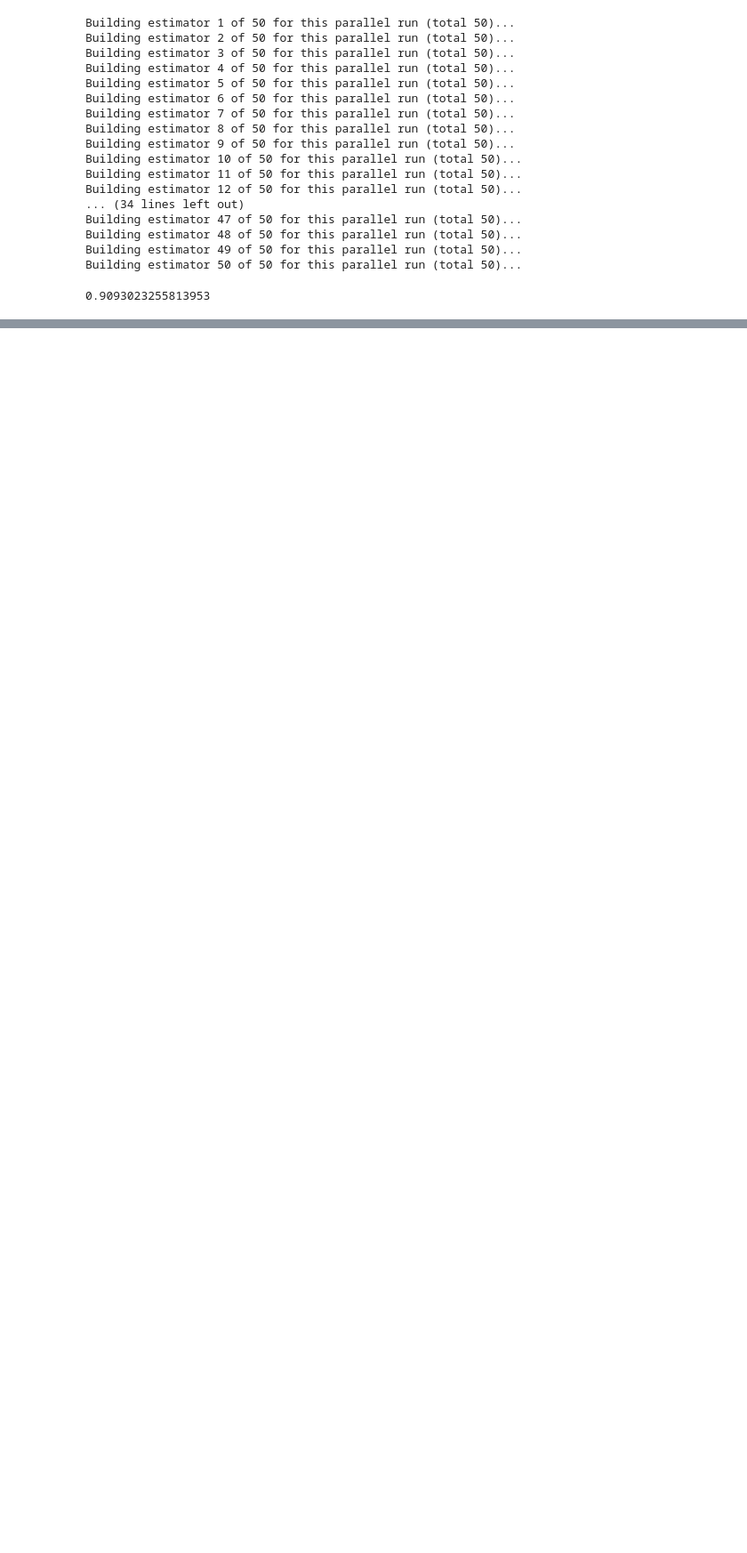
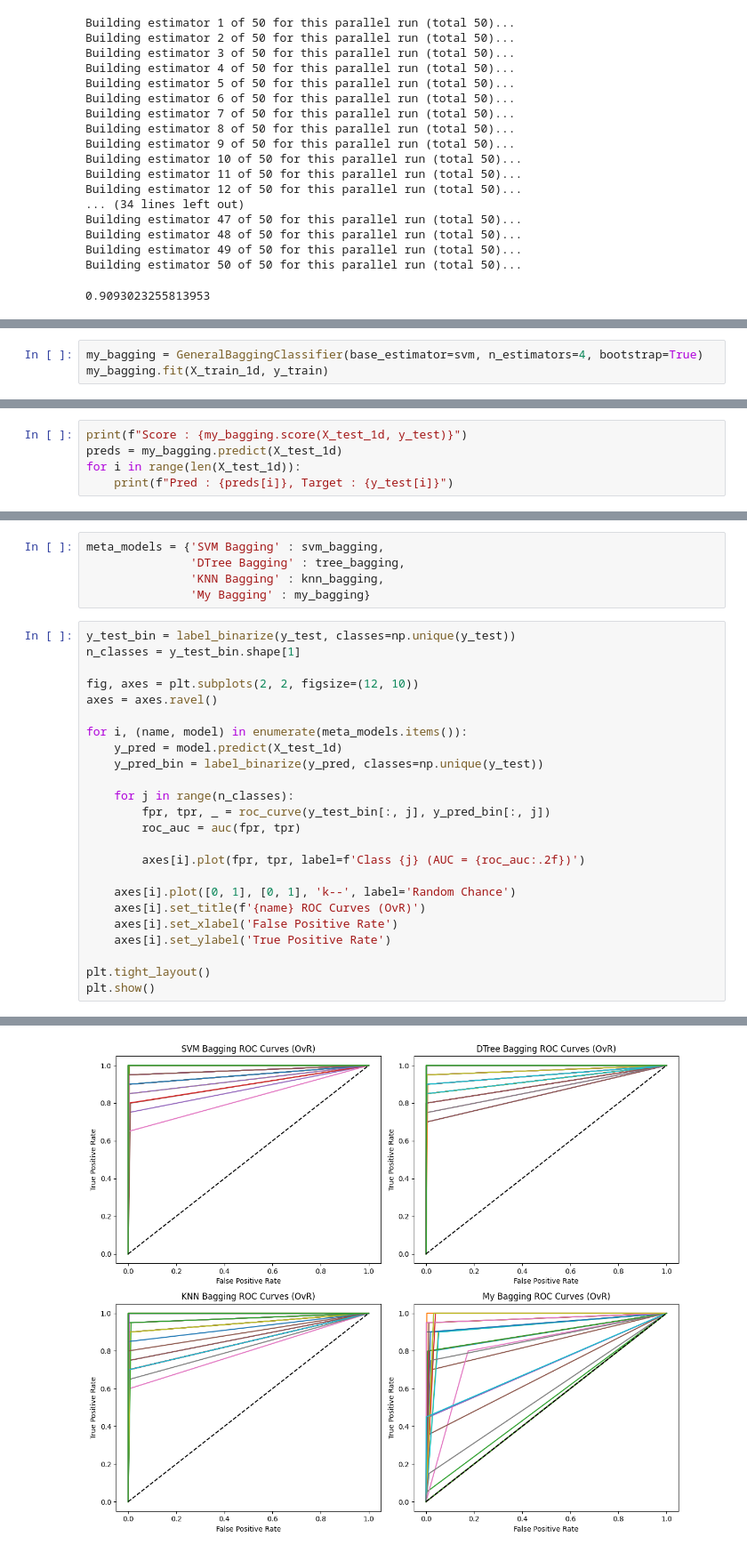
Before and after one commit to ArtinABS/Persian-Alphabet-Recognition, a Jupyter notebook: Models/Ensemble Learning/Bagging/Bagging.ipynb, the cells around one changed output, grey strips where cells are left out. Shown at 89% size. Drawn from its saved outputs; the diff is of its cells as text; blank space fills up the shorter version.

Commit message:
Complete and Visualize Bagging Models

```diff
--- a/Models/Ensemble Learning/Bagging/Bagging.ipynb
+++ b/Models/Ensemble Learning/Bagging/Bagging.ipynb
@@ -140,0 +210,3 @@ Building estimator 50 of 50 for this parallel run (total 50)...
+# %%
+my_bagging = GeneralBaggingClassifier(base_estimator=svm, n_estimators=4, bootstrap=True)
+my_bagging.fit(X_train_1d, y_train)
@@ -140,0 +231,5 @@ Building estimator 50 of 50 for this parallel run (total 50)...
+# %%
+print(f"Score : {my_bagging.score(X_test_1d, y_test)}")
+preds = my_bagging.predict(X_test_1d)
+for i in range(len(X_test_1d)):
+    print(f"Pred : {preds[i]}, Target : {y_test[i]}")
@@ -140,0 +254,30 @@ Building estimator 50 of 50 for this parallel run (total 50)...
+# %%
+meta_models = {'SVM Bagging' : svm_bagging,
+               'DTree Bagging' : tree_bagging,
+               'KNN Bagging' : knn_bagging,
+               'My Bagging' : my_bagging}
+# %%
+y_test_bin = label_binarize(y_test, classes=np.unique(y_test))
+n_classes = y_test_bin.shape[1]
+
+fig, axes = plt.subplots(2, 2, figsize=(12, 10))
+axes = axes.ravel()
+
+for i, (name, model) in enumerate(meta_models.items()):
+    y_pred = model.predict(X_test_1d)
+    y_pred_bin = label_binarize(y_pred, classes=np.unique(y_test))
+
+    for j in range(n_classes):
+        fpr, tpr, _ = roc_curve(y_test_bin[:, j], y_pred_bin[:, j])
+        roc_auc = auc(fpr, tpr)
+
+        axes[i].plot(fpr, tpr, label=f'Class {j} (AUC = {roc_auc:.2f})')
+
+    axes[i].plot([0, 1], [0, 1], 'k--', label='Random Chance')
+    axes[i].set_title(f'{name} ROC Curves (OvR)')
+    axes[i].set_xlabel('False Positive Rate')
+    axes[i].set_ylabel('True Positive Rate')
+
+plt.tight_layout()
+plt.show()
+# %% [output]
@@ -140,0 +292 @@ Building estimator 50 of 50 for this parallel run (total 50)...
+[figure, added]
```
Also changed, not shown: parts of 12 cells of this notebook.
